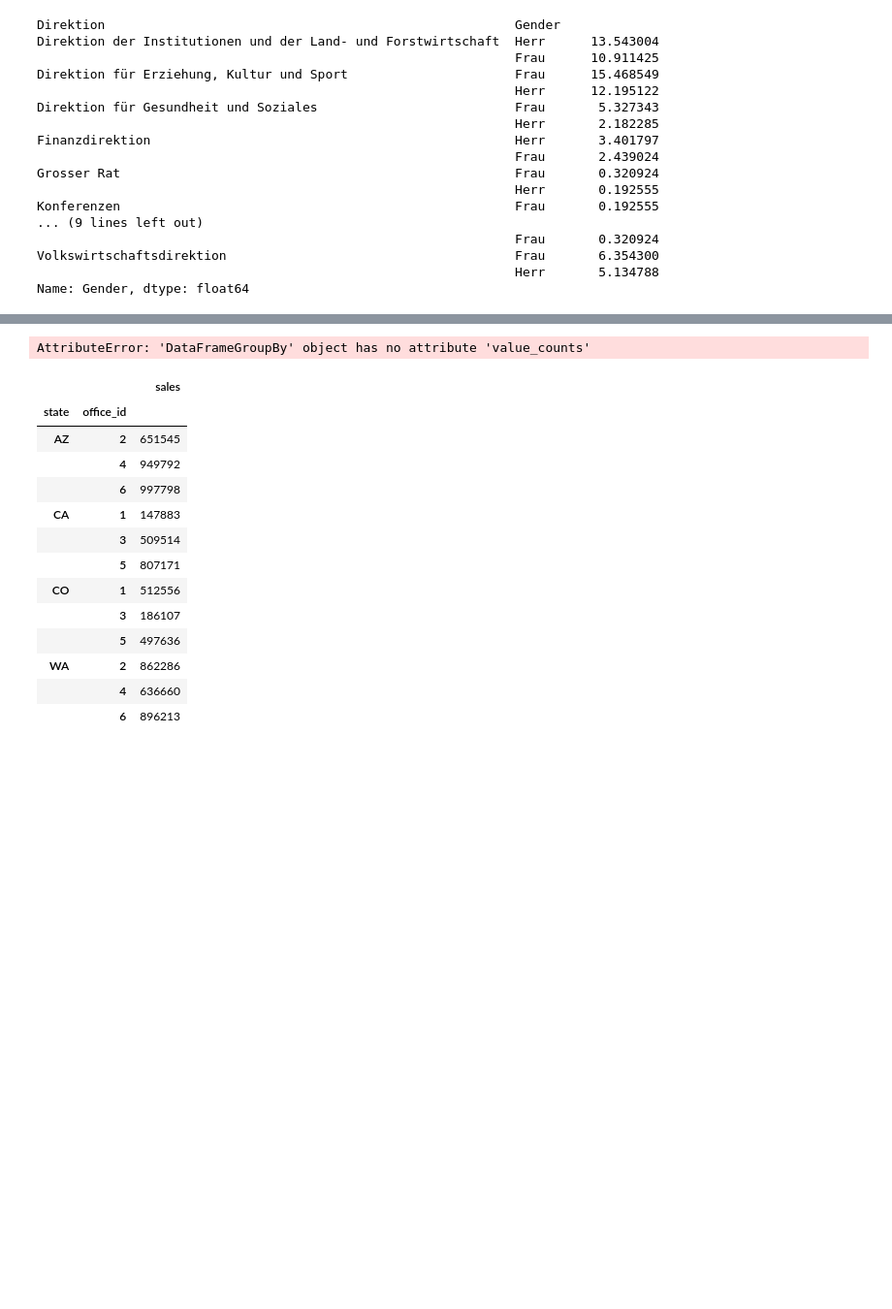
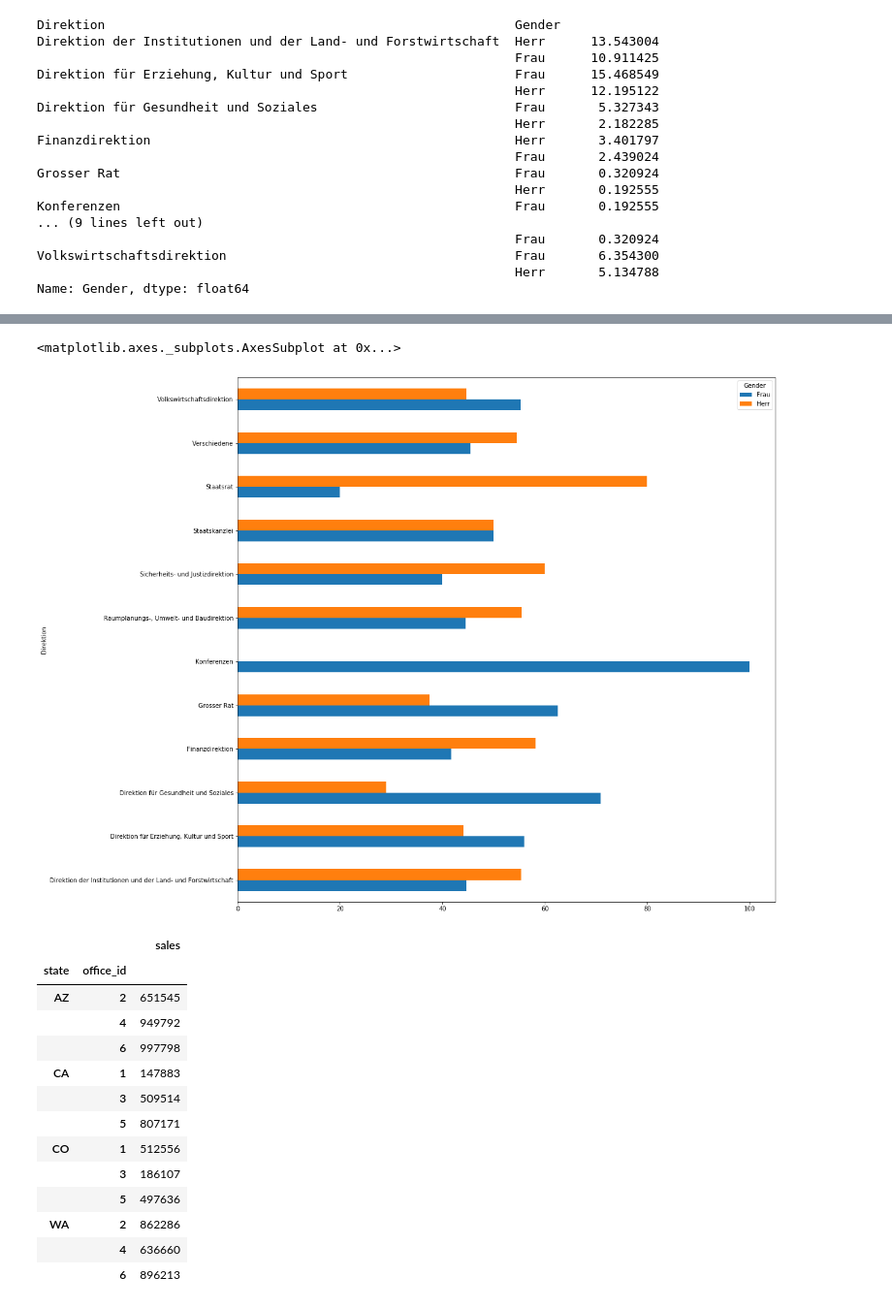
Before and after one commit to manuelapaganini/cas-ddj, a Jupyter notebook: P01 Telefonverzeichnis/05 NEU Daten kategorisieren.ipynb, the cells around one changed output, grey strips where cells are left out. Shown at 97% size. Saved outputs shown, nothing was run; the diff lists cells and outputs as text; code cells hidden in the pictures; blank space fills up the shorter version.

```diff
--- a/P01 Telefonverzeichnis/05 NEU Daten kategorisieren.ipynb
+++ b/P01 Telefonverzeichnis/05 NEU Daten kategorisieren.ipynb
@@ -145,9 +138,8 @@ Volkswirtschaftsdirektion                                      Frau       6.3543
                                                                Herr       5.134788
 Name: Gender, dtype: float64
 # %%
-# was nicht geht:
+# ein Versuch:
 
-group = df.groupby(['Direktion', 'Gender']).value_counts()
+direktion_gender = df.groupby('Direktion')['Gender'].value_counts()
 
-direktion_gender = df.groupby(['Direktion', 'Gender']).agg({'Gender': 'sum'})
-direktion_gender
+direktion_gender.groupby(level=0).apply(lambda x: 100 * x / float(x.sum()))
@@ -154,11 +164,6 @@ direktion_gender
-# %%
-# was auch nicht geht:
-
-group = df.groupby(['Direktion', 'Gender']).value_counts()
-
-direktion_gender = df.groupby('Direktion')['Gender'].value_counts()
-direktion_gender
-df.groupby('Direktion')['Gender'].value_counts()
-# %% [output]
-AttributeError: 'DataFrameGroupBy' object has no attribute 'value_counts'
+# %%
+direktion_gender.groupby(level=0).apply(lambda x: 100 * x / float(x.sum())).unstack().plot(kind='barh', figsize=(16, 16))
+# %% [output]
+<matplotlib.axes._subplots.AxesSubplot at 0x...>
+[figure, added]
 # %%
```
Also changed, not shown: parts of 5 cells of this notebook.
